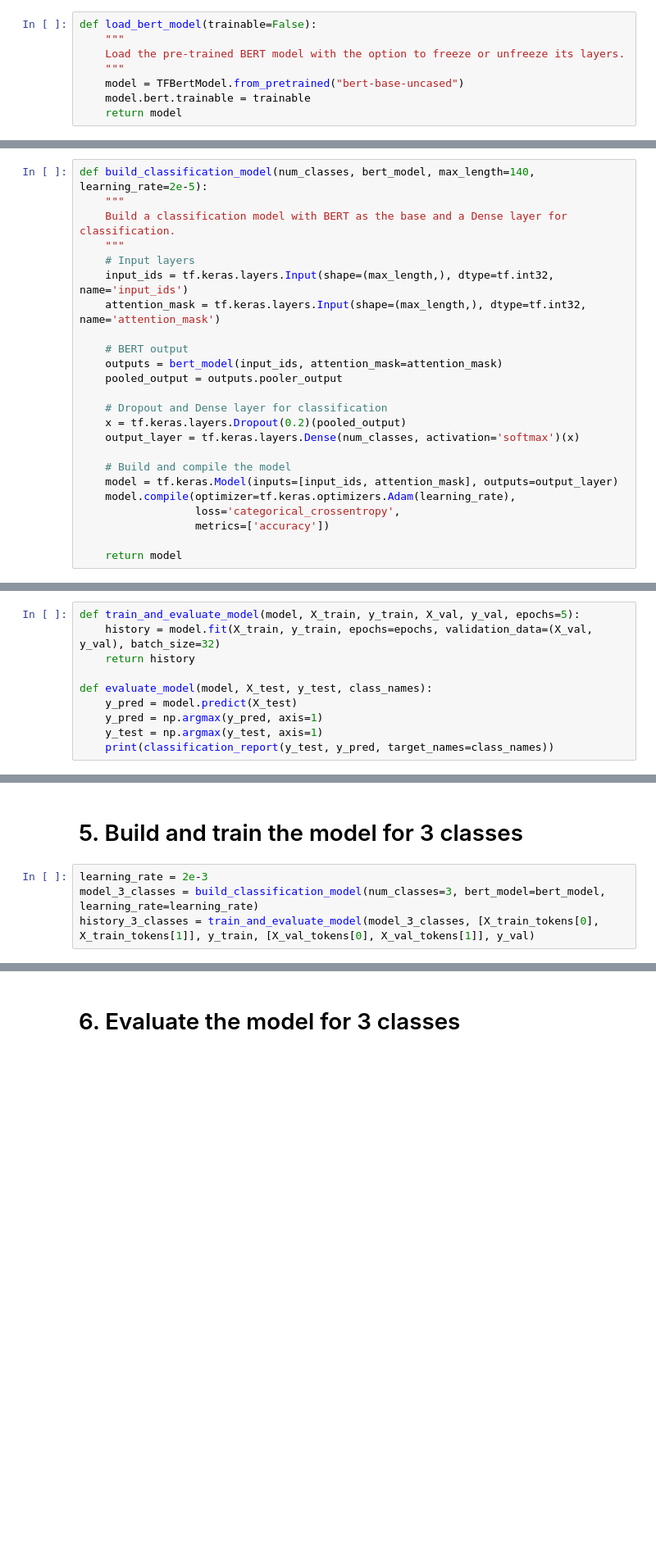
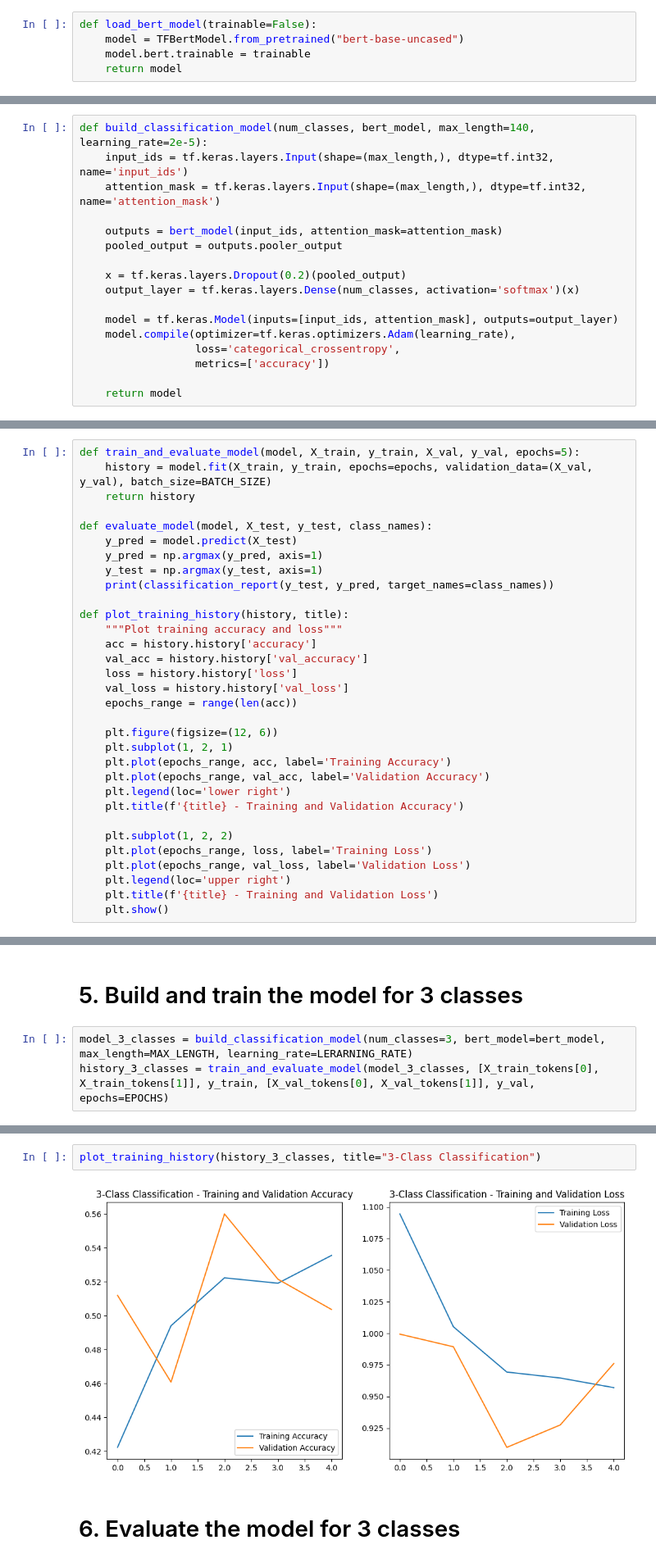
Before and after one commit to sevann-radhak/procesamiento_lenguaje_natural, a Jupyter notebook: clase_7/ejercicios/NLP-TP5 v1.ipynb, the cells around one changed output, grey strips where cells are left out. Shown at 82% size. Drawn from its saved outputs; the diff is of its cells as text; blank space fills up the shorter version.

```diff
--- a/clase_7/ejercicios/NLP-TP5 v1.ipynb
+++ b/clase_7/ejercicios/NLP-TP5 v1.ipynb
@@ -38,8 +45,5 @@ WARNING:tensorflow:From c:\Sevann\UBA\procesamiento_lenguaje_natural\venv\Lib\si
 # %%
 def load_bert_model(trainable=False):
-    """
-    Load the pre-trained BERT model with the option to freeze or unfreeze its layers.
-    """
     model = TFBertModel.from_pretrained("bert-base-uncased")
     model.bert.trainable = trainable
     return model
@@ -48,21 +52,14 @@ def load_bert_model(trainable=False):
 # %%
 def build_classification_model(num_classes, bert_model, max_length=140, learning_rate=2e-5):
-    """
-    Build a classification model with BERT as the base and a Dense layer for classification.
-    """
-    # Input layers
     input_ids = tf.keras.layers.Input(shape=(max_length,), dtype=tf.int32, name='input_ids')
     attention_mask = tf.keras.layers.Input(shape=(max_length,), dtype=tf.int32, name='attention_mask')
 
-    # BERT output
     outputs = bert_model(input_ids, attention_mask=attention_mask)
     pooled_output = outputs.pooler_output
 
-    # Dropout and Dense layer for classification
     x = tf.keras.layers.Dropout(0.2)(pooled_output)
     output_layer = tf.keras.layers.Dense(num_classes, activation='softmax')(x)
 
-    # Build and compile the model
     model = tf.keras.Model(inputs=[input_ids, attention_mask], outputs=output_layer)
     model.compile(optimizer=tf.keras.optimizers.Adam(learning_rate),
                   loss='categorical_crossentropy',
@@ -88,6 +85,6 @@ def tokenize_data(tokenizer, sentences, max_length=140):
 # %%
 def train_and_evaluate_model(model, X_train, y_train, X_val, y_val, epochs=5):
-    history = model.fit(X_train, y_train, epochs=epochs, validation_data=(X_val, y_val), batch_size=32)
+    history = model.fit(X_train, y_train, epochs=epochs, validation_data=(X_val, y_val), batch_size=BATCH_SIZE)
     return history
 
 def evaluate_model(model, X_test, y_test, class_names):
@@ -95,6 +92,28 @@ def evaluate_model(model, X_test, y_test, class_names):
     y_pred = np.argmax(y_pred, axis=1)
     y_test = np.argmax(y_test, axis=1)
     print(classification_report(y_test, y_pred, target_names=class_names))
+
+def plot_training_history(history, title):
+    """Plot training accuracy and loss"""
+    acc = history.history['accuracy']
+    val_acc = history.history['val_accuracy']
+    loss = history.history['loss']
+    val_loss = history.history['val_loss']
+    epochs_range = range(len(acc))
+
+    plt.figure(figsize=(12, 6))
+    plt.subplot(1, 2, 1)
+    plt.plot(epochs_range, acc, label='Training Accuracy')
+    plt.plot(epochs_range, val_acc, label='Validation Accuracy')
+    plt.legend(loc='lower right')
+    plt.title(f'{title} - Training and Validation Accuracy')
+
+    plt.subplot(1, 2, 2)
+    plt.plot(epochs_range, loss, label='Training Loss')
+    plt.plot(epochs_range, val_loss, label='Validation Loss')
+    plt.legend(loc='upper right')
+    plt.title(f'{title} - Training and Validation Loss')
+    plt.show()
 # %% [markdown]
 # Excecution
 # %% [markdown]
@@ -135,9 +154,8 @@ X_test_tokens = tokenize_data(tokenizer, X_test)
 # %% [markdown]
 # 5. Build and train the model for 3 classes
 # %%
-learning_rate = 2e-3
-model_3_classes = build_classification_model(num_classes=3, bert_model=bert_model, learning_rate=learning_rate)
-history_3_classes = train_and_evaluate_model(model_3_classes, [X_train_tokens[0], X_train_tokens[1]], y_train, [X_val_tokens[0], X_val_tokens[1]], y_val)
+model_3_classes = build_classification_model(num_classes=3, bert_model=bert_model, max_length=MAX_LENGTH, learning_rate=LERARNING_RATE)
+history_3_classes = train_and_evaluate_model(model_3_classes, [X_train_tokens[0], X_train_tokens[1]], y_train, [X_val_tokens[0], X_val_tokens[1]], y_val, epochs=EPOCHS)
 # %% [output]
 Epoch 1/5
 WARNING:tensorflow:From c:\Sevann\UBA\procesamiento_lenguaje_natural\venv\Lib\site-packages\tf_keras\src\utils\tf_utils.py:492: The name tf.ragged.RaggedTensorValue is deprecated. Please use tf.compat ...
@@ -156,3 +174,7 @@ Epoch 5/5
+# %%
+plot_training_history(history_3_classes, title="3-Class Classification")
+# %% [output]
+[figure, added]
 # %% [markdown]
 # 6. Evaluate the model for 3 classes
 # %%
```
Also changed, not shown: parts of 16 cells of this notebook.
